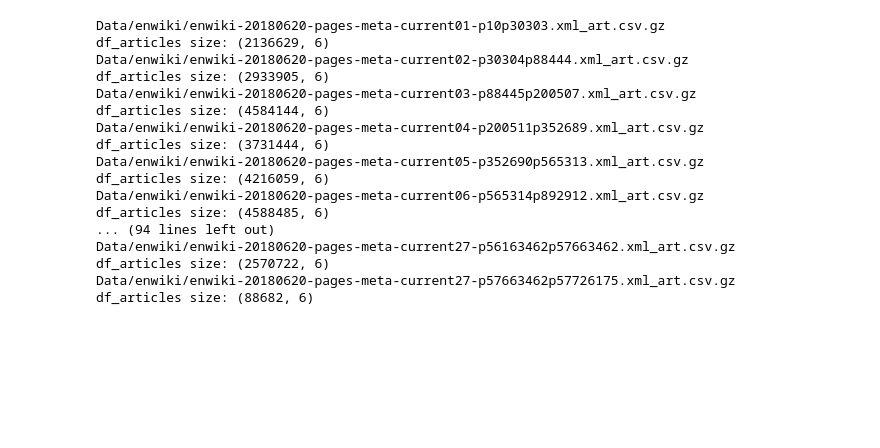
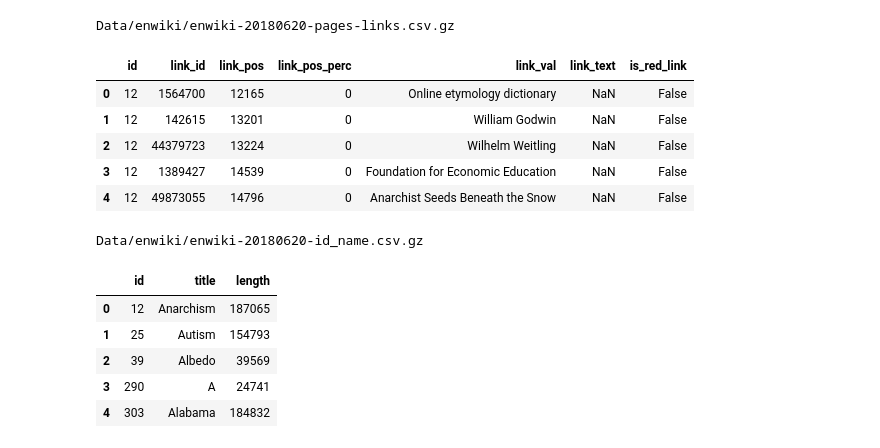
Before and after one commit to olekscode/Power2TheWiki, a Jupyter notebook: data/preprocessing/data-open-sample.ipynb, the cells around one changed output. Drawn from its saved outputs; the diff is of its cells as text; code cells hidden in the pictures; blank space fills up the shorter version.

```diff
--- a/data/preprocessing/data-open-sample.ipynb
+++ b/data/preprocessing/data-open-sample.ipynb
@@ -29,3 +14,19 @@ EN_RED_COUNT_COUNT = "enwiki-20180620-red_count_by_count.csv.gz"
+# %%
+EN_ID_NAME = "enwiki-20180620-id_name.csv.gz"
+EN_LINKS = "enwiki-20180620-pages-links.csv.gz"
+EN_ALIASES = "enwiki-20180620-id_alias_title_alias.csv.gz"
+EN_ALIASES_TO_ORIG = "enwiki-20180620-id_alias_id_orig.csv.gz"
+EN_ORIG_ALIASES = "enwiki-20180620-id_orig_title_alias.csv.gz"
+EN_RED_NAME_COUNT = "enwiki-20180620-red_name_count.csv.gz"
+EN_RED_COUNT_COUNT = "enwiki-20180620-red_count_by_count.csv.gz"
+
+UK_ID_NAME = "ukwiki-20180620-id_name.csv.gz"
+UK_LINKS = "ukwiki-20180620-pages-links.csv.gz"
+UK_ALIASES = "ukwiki-20180620-id_alias_title_alias.csv.gz"
+UK_ALIASES_TO_ORIG = "ukwiki-20180620-id_alias_id_orig.csv.gz"
+UK_ORIG_ALIASES = "ukwiki-20180620-id_orig_title_alias.csv.gz"
+UK_RED_NAME_COUNT = "ukwiki-20180620-red_name_count.csv.gz"
+UK_RED_COUNT_COUNT = "ukwiki-20180620-red_count_by_count.csv.gz"
 # %%
 def unpack(file_name):
     file_name_new = file_name.replace(".gz","")
@@ -40,28 +41,32 @@ def pack_and_remove(file_name):
     os.remove(file_name)
     return file_name_new
 # %%
-for fn in ENWIKI_ART_FNMS:
-    fn = PATH_TO_DATA_EN+fn
-    print(fn)
-    fn_new = unpack(fn)
-    df_articles = pd.read_csv(fn_new, encoding='ISO-8859-1',quotechar="'")
-    print("df_articles size: {}".format(df_articles.shape))
-    os.remove(fn_new)
+fn = PATH_TO_DATA_EN+EN_LINKS
+print(fn)
+fn_new = unpack(fn)
+df_en_articles = pd.read_csv(fn_new, encoding='ISO-8859-1', quotechar="'", nrows=20)
+os.remove(fn_new)
+df_en_articles.head()
 # %% [output]
-Data/enwiki/enwiki-20180620-pages-meta-current01-p10p30303.xml_art.csv.gz
-df_articles size: (2136629, 6)
-Data/enwiki/enwiki-20180620-pages-meta-current02-p30304p88444.xml_art.csv.gz
-df_articles size: (2933905, 6)
-Data/enwiki/enwiki-20180620-pages-meta-current03-p88445p200507.xml_art.csv.gz
-df_articles size: (4584144, 6)
-Data/enwiki/enwiki-20180620-pages-meta-current04-p200511p352689.xml_art.csv.gz
-df_articles size: (3731444, 6)
-Data/enwiki/enwiki-20180620-pages-meta-current05-p352690p565313.xml_art.csv.gz
-df_articles size: (4216059, 6)
-Data/enwiki/enwiki-20180620-pages-meta-current06-p565314p892912.xml_art.csv.gz
-df_articles size: (4588485, 6)
-... (94 lines left out)
-Data/enwiki/enwiki-20180620-pages-meta-current27-p56163462p57663462.xml_art.csv.gz
-df_articles size: (2570722, 6)
-Data/enwiki/enwiki-20180620-pages-meta-current27-p57663462p57726175.xml_art.csv.gz
-df_articles size: (88682, 6)
+Data/enwiki/enwiki-20180620-pages-links.csv.gz
+|  | id | link_id | link_pos | link_pos_perc | link_val | link_text | is_red_link |
+| 0 | 12 | 1564700 | 12165 | 0 | Online etymology dictionary | NaN | False |
+| 1 | 12 | 142615 | 13201 | 0 | William Godwin | NaN | False |
+| 2 | 12 | 44379723 | 13224 | 0 | Wilhelm Weitling | NaN | False |
+| 3 | 12 | 1389427 | 14539 | 0 | Foundation for Economic Education | NaN | False |
+| 4 | 12 | 49873055 | 14796 | 0 | Anarchist Seeds Beneath the Snow | NaN | False |
+# %%
+fn = PATH_TO_DATA_EN+EN_ID_NAME
+print(fn)
+fn_new = unpack(fn)
+df_en_id_name = pd.read_csv(fn_new, encoding='ISO-8859-1', quotechar="'", escapechar ="\\", nrows=20)
+os.remove(fn_new)
+df_en_id_name.head()
+# %% [output]
+Data/enwiki/enwiki-20180620-id_name.csv.gz
+|  | id | title | length |
+| 0 | 12 | Anarchism | 187065 |
+| 1 | 25 | Autism | 154793 |
+| 2 | 39 | Albedo | 39569 |
+| 3 | 290 | A | 24741 |
+| 4 | 303 | Alabama | 184832 |
```
Also changed, not shown: parts of 16 cells of this notebook, 7 other files.
